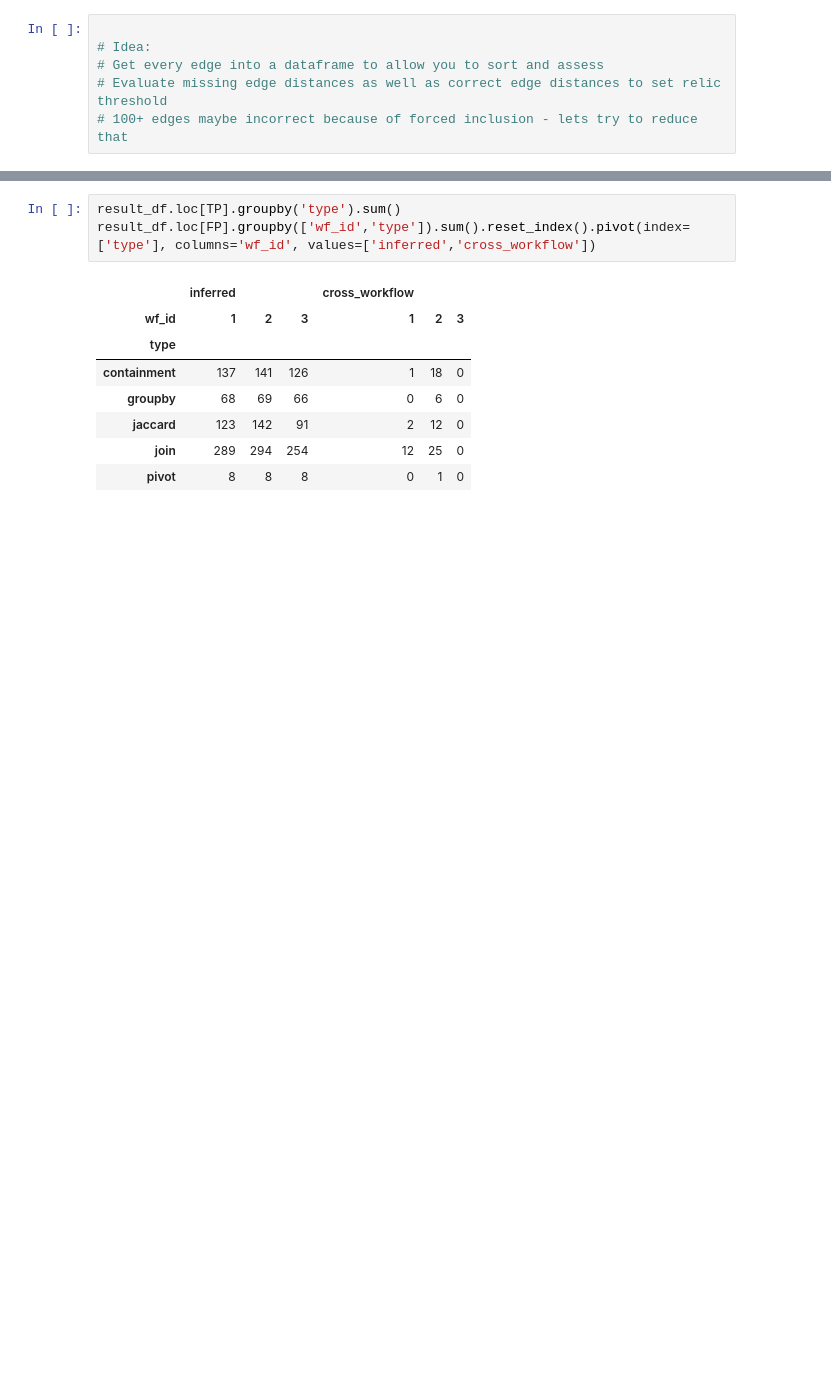
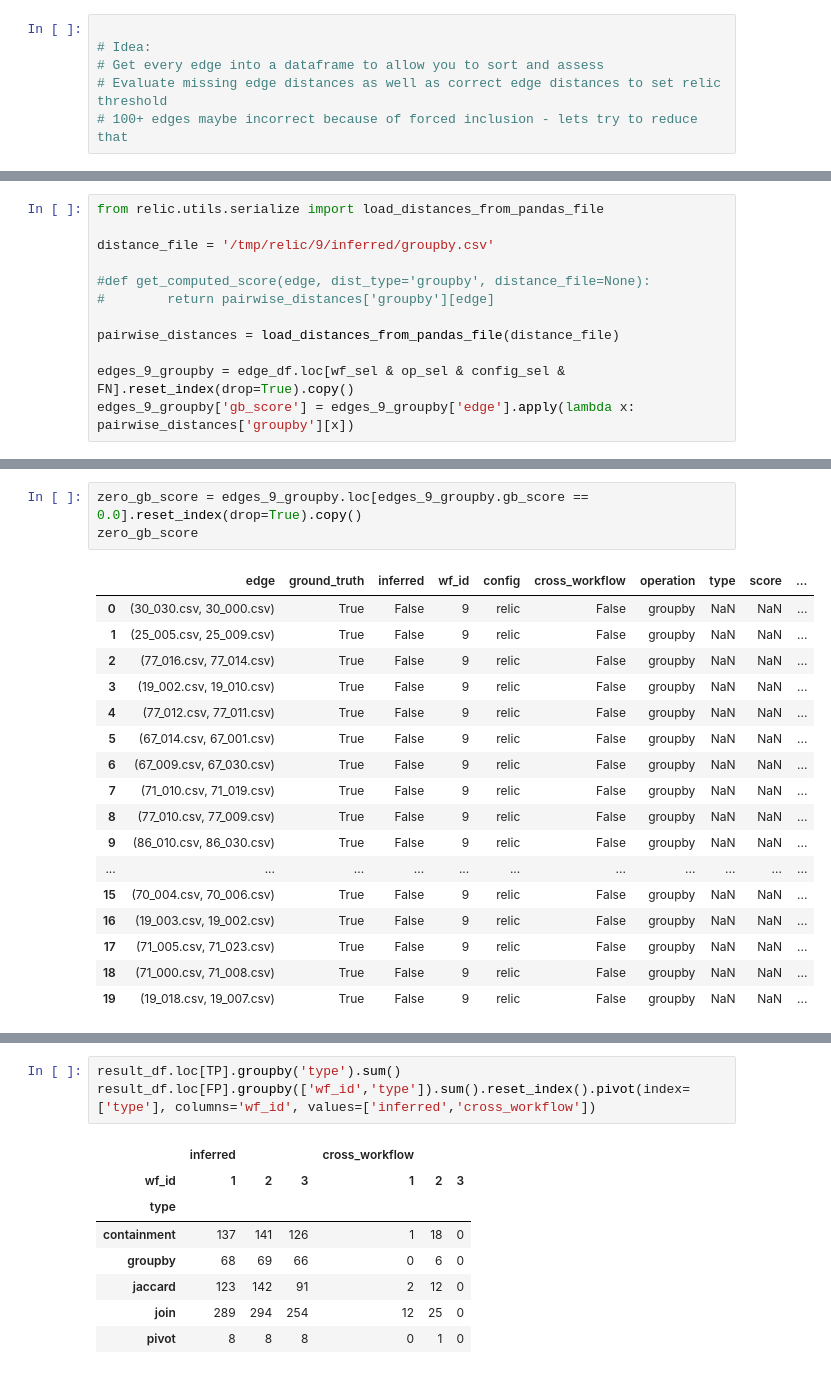
Before and after one commit to suhailrehman/relic, a Jupyter notebook: notebooks/MultiWorfklows.ipynb, the cells around one changed output, grey strips where cells are left out. Drawn from its saved outputs; the diff is of its cells as text; blank space fills up the shorter version.

```diff
--- a/notebooks/MultiWorfklows.ipynb
+++ b/notebooks/MultiWorfklows.ipynb
@@ -178,0 +542,12 @@ result_df.loc[FP].groupby(['wf_id','type']).sum()
+# %%
+from relic.utils.serialize import load_distances_from_pandas_file
+
+distance_file = '/tmp/relic/9/inferred/groupby.csv'
+
+#def get_computed_score(edge, dist_type='groupby', distance_file=None):
+#        return pairwise_distances['groupby'][edge]
+
+pairwise_distances = load_distances_from_pandas_file(distance_file)
+
+edges_9_groupby = edge_df.loc[wf_sel & op_sel & config_sel & FN].reset_index(drop=True).copy()
+edges_9_groupby['gb_score'] = edges_9_groupby['edge'].apply(lambda x: pairwise_distances['groupby'][x])
@@ -178,0 +557,21 @@ result_df.loc[FP].groupby(['wf_id','type']).sum()
+# %%
+zero_gb_score = edges_9_groupby.loc[edges_9_groupby.gb_score == 0.0].reset_index(drop=True).copy()
+zero_gb_score
+# %% [output]
+|  | edge | ground_truth | inferred | wf_id | config | cross_workflow | operation | type | score | ... |
+| 0 | (30_030.csv, 30_000.csv) | True | False | 9 | relic | False | groupby | NaN | NaN | ... |
+| 1 | (25_005.csv, 25_009.csv) | True | False | 9 | relic | False | groupby | NaN | NaN | ... |
+| 2 | (77_016.csv, 77_014.csv) | True | False | 9 | relic | False | groupby | NaN | NaN | ... |
+| 3 | (19_002.csv, 19_010.csv) | True | False | 9 | relic | False | groupby | NaN | NaN | ... |
+| 4 | (77_012.csv, 77_011.csv) | True | False | 9 | relic | False | groupby | NaN | NaN | ... |
+| 5 | (67_014.csv, 67_001.csv) | True | False | 9 | relic | False | groupby | NaN | NaN | ... |
+| 6 | (67_009.csv, 67_030.csv) | True | False | 9 | relic | False | groupby | NaN | NaN | ... |
+| 7 | (71_010.csv, 71_019.csv) | True | False | 9 | relic | False | groupby | NaN | NaN | ... |
+| 8 | (77_010.csv, 77_009.csv) | True | False | 9 | relic | False | groupby | NaN | NaN | ... |
+| 9 | (86_010.csv, 86_030.csv) | True | False | 9 | relic | False | groupby | NaN | NaN | ... |
+| ... | ... | ... | ... | ... | ... | ... | ... | ... | ... | ... |
+| 15 | (70_004.csv, 70_006.csv) | True | False | 9 | relic | False | groupby | NaN | NaN | ... |
+| 16 | (19_003.csv, 19_002.csv) | True | False | 9 | relic | False | groupby | NaN | NaN | ... |
+| 17 | (71_005.csv, 71_023.csv) | True | False | 9 | relic | False | groupby | NaN | NaN | ... |
+| 18 | (71_000.csv, 71_008.csv) | True | False | 9 | relic | False | groupby | NaN | NaN | ... |
+| 19 | (19_018.csv, 19_007.csv) | True | False | 9 | relic | False | groupby | NaN | NaN | ... |
```
Also changed, not shown: parts of 48 cells of this notebook, 18 other files.
